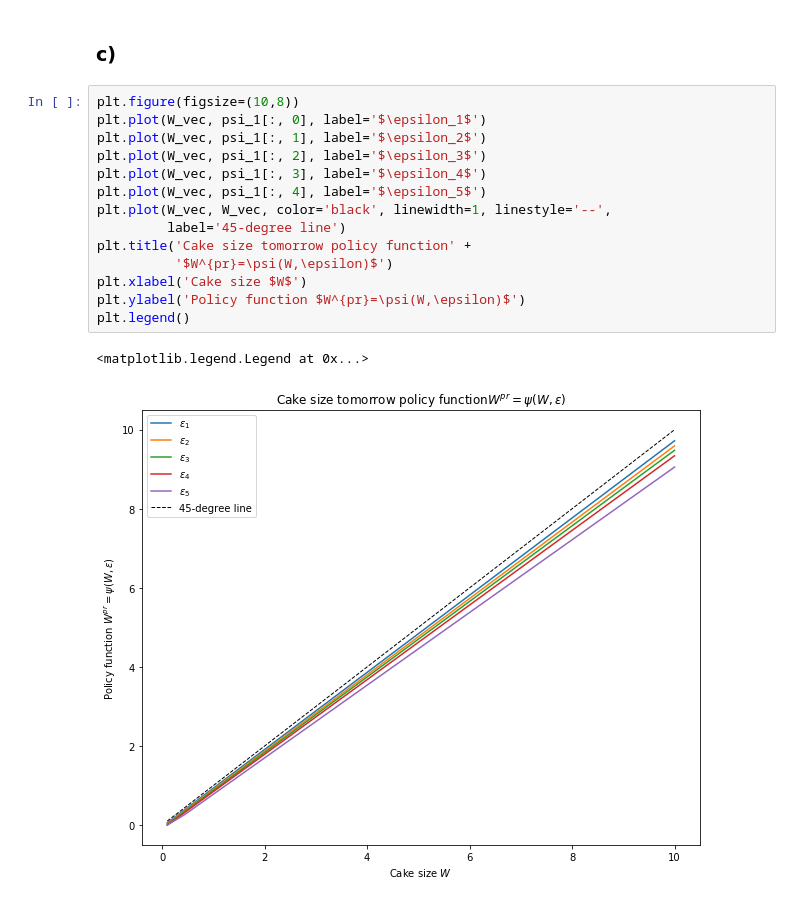
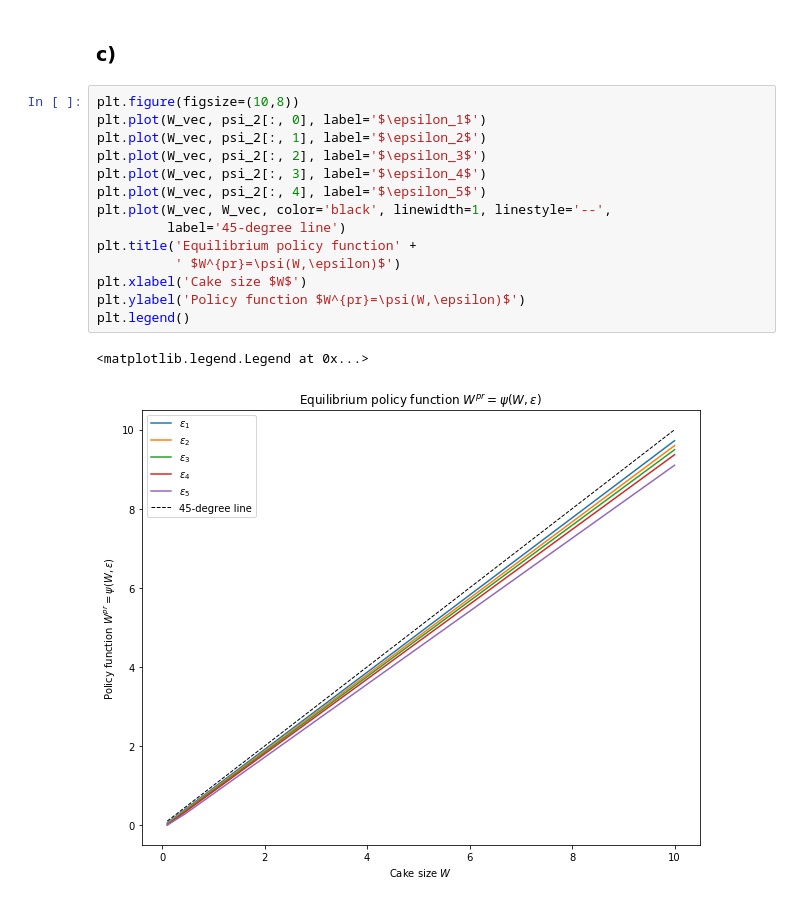
Before and after one commit to luyingjiang/persp-research-econ_Spr20, a Jupyter notebook: ProblemSets/PS3/PS3_Luying_Jiang.ipynb, the cells around one changed output. Drawn from its saved outputs; the diff is of its cells as text.

```diff
--- a/ProblemSets/PS3/PS3_Luying_Jiang.ipynb
+++ b/ProblemSets/PS3/PS3_Luying_Jiang.ipynb
@@ -208,18 +208,18 @@ plt.legend()
 ### c)
 # %%
 plt.figure(figsize=(10,8))
-plt.plot(W_vec, psi_1[:, 0], label='$\epsilon_1$')
-plt.plot(W_vec, psi_1[:, 1], label='$\epsilon_2$')
-plt.plot(W_vec, psi_1[:, 2], label='$\epsilon_3$')
-plt.plot(W_vec, psi_1[:, 3], label='$\epsilon_4$')
-plt.plot(W_vec, psi_1[:, 4], label='$\epsilon_5$')
+plt.plot(W_vec, psi_2[:, 0], label='$\epsilon_1$')
+plt.plot(W_vec, psi_2[:, 1], label='$\epsilon_2$')
+plt.plot(W_vec, psi_2[:, 2], label='$\epsilon_3$')
+plt.plot(W_vec, psi_2[:, 3], label='$\epsilon_4$')
+plt.plot(W_vec, psi_2[:, 4], label='$\epsilon_5$')
 plt.plot(W_vec, W_vec, color='black', linewidth=1, linestyle='--',
          label='45-degree line')
-plt.title('Cake size tomorrow policy function' +
-          '$W^{pr}=\psi(W,\epsilon)$')
+plt.title('Equilibrium policy function' +
+          ' $W^{pr}=\psi(W,\epsilon)$')
 plt.xlabel('Cake size $W$')
 plt.ylabel('Policy function $W^{pr}=\psi(W,\epsilon)$')
 plt.legend()
 # %% [output]
 <matplotlib.legend.Legend at 0x...>
-[figure, old version]
+[figure, new version]
```
Also changed, not shown: parts of 2 cells of this notebook.
